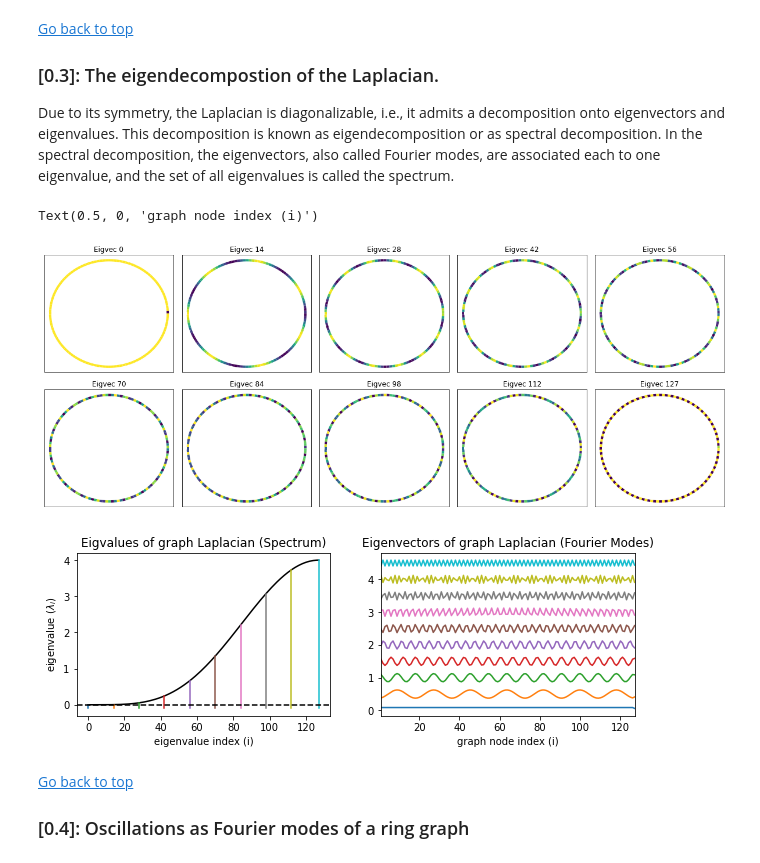
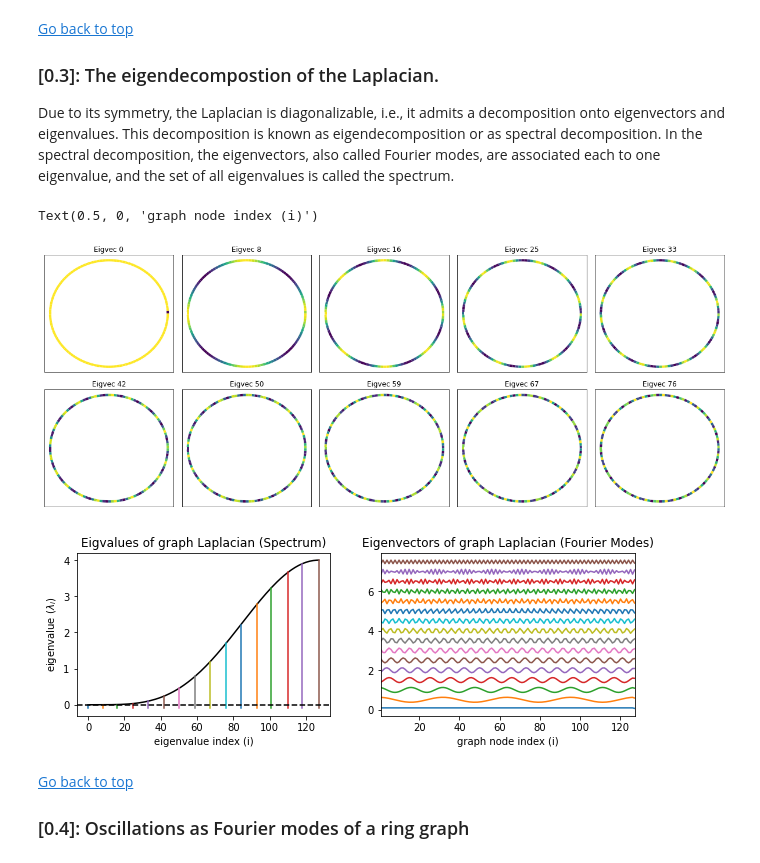
Before and after one commit to sinergia-connectomics-summerschool-2021/tutorial05-code, a Jupyter notebook: Tutorial5_ConnectomeSpectralAnalaysis.ipynb, the cells around one changed output. Saved outputs shown, nothing was run; the diff lists cells and outputs as text; code cells hidden in the pictures.

```diff
--- a/Tutorial5_ConnectomeSpectralAnalaysis.ipynb
+++ b/Tutorial5_ConnectomeSpectralAnalaysis.ipynb
@@ -128,6 +128,7 @@ axs[1].set_title('(normalized) Graph Laplacian (zoom)');
 ### [0.3]: The eigendecompostion of the Laplacian.
 Due to its symmetry, the Laplacian is diagonalizable, i.e.,  it admits a decomposition onto eigenvectors and eigenvalues. This decomposition is known as eigendecomposition or as spectral decomposition. In the spectral decomposition, the eigenvectors, also called Fourier modes, are associated each to one eigenvalue, and the set of all eigenvalues is called the spectrum.
 # %%
+n = 16
 # Compute Eigendecomposition and sort eigenvalue-eigenvector pairs according to smoothness
 eigval, eigvect = scipy.linalg.eig(normalized_laplacian)
 ids = np.argsort(eigval)
@@ -147,35 +148,35 @@ for j in range(2):
         lc = LineCollection(segments, cmap='viridis', norm=norm)
 
         # Set the values used for colormapping
         lc.set_array(eigvect[:,plot_modes[count]])
         lc.set_linewidth(4)
 
         axes[j,i].add_collection(lc)
         axes[j,i].set_xlim([-1.1,1.1])
         axes[j,i].set_ylim([-1.1,1.1])
         axes[j,i].set_xticks([])
         axes[j,i].set_yticks([])
         axes[j,i].set_title(f'Eigvec {plot_modes[count]}')
         count+=1
 fig.tight_layout()
 
 # Plot
 fig,axs = plt.subplots(1,2, figsize=(10,3))
 axs[0].plot(abs(eigval)**2,'k')
 [axs[0].plot([i,i],[-0.1,abs(eigval[i])**2]) for i in plot_modes]
 axs[0].axhline(0,ls='--',c='k')
 axs[0].set_title('Eigvalues of graph Laplacian (Spectrum)')
 axs[0].set_xlabel('eigenvalue index (i)')
 axs[0].set_ylabel('eigenvalue ($\lambda_{i}$)')
 
 axs[1].plot(eigvect[::,plot_modes]+np.arange(n).T*0.5)
 axs[1].set_xlim(1,n_times-1)
 axs[1].set_title('Eigenvectors of graph Laplacian (Fourier Modes)');
 axs[1].set_xlabel('graph node index (i)')
 # %% [output]
 Text(0.5, 0, 'graph node index (i)')
-[figure, old version]
+[figure, new version]
-[figure, old version]
+[figure, new version]
 # %% [markdown]
 [Go back to top](#top)
 <a id='oscillations'></a>
```
Also changed, not shown: parts of 1 cell of this notebook.
